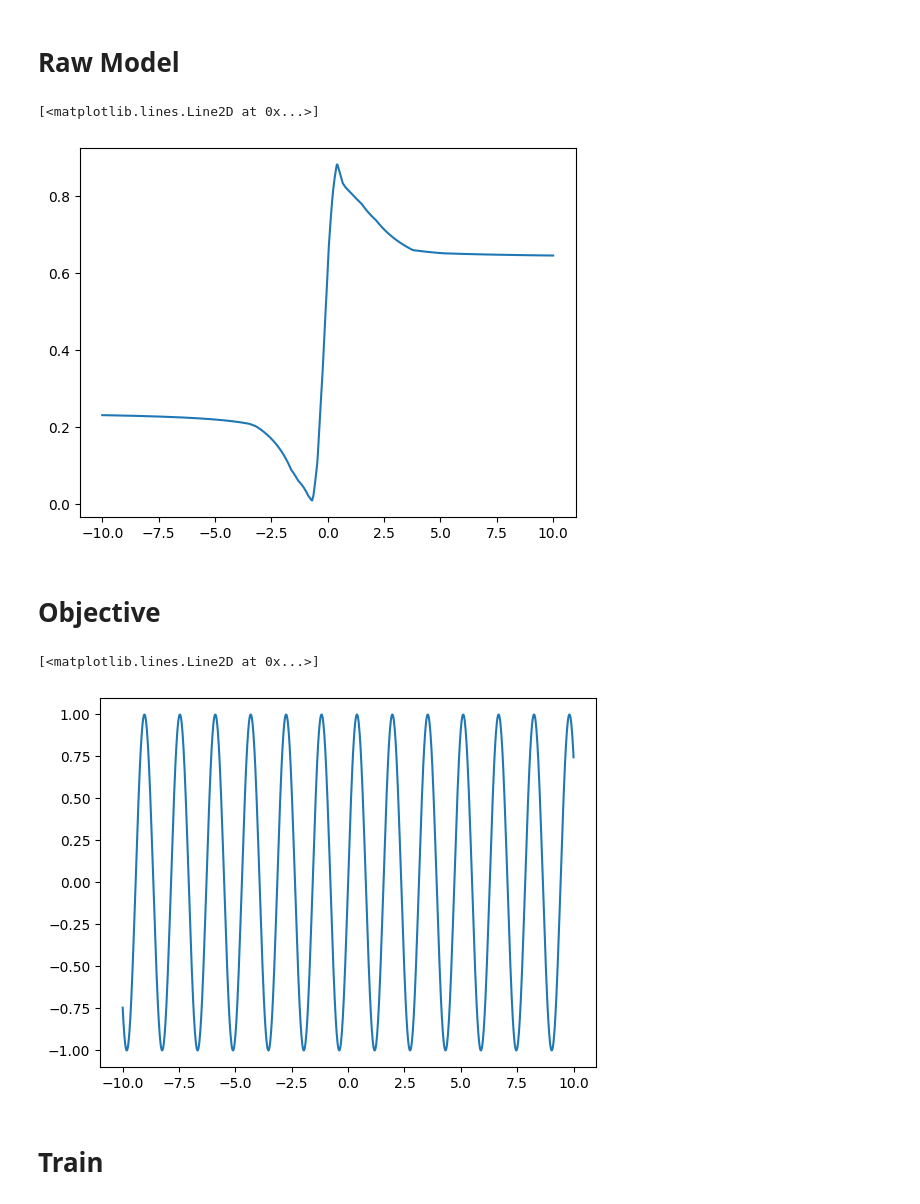
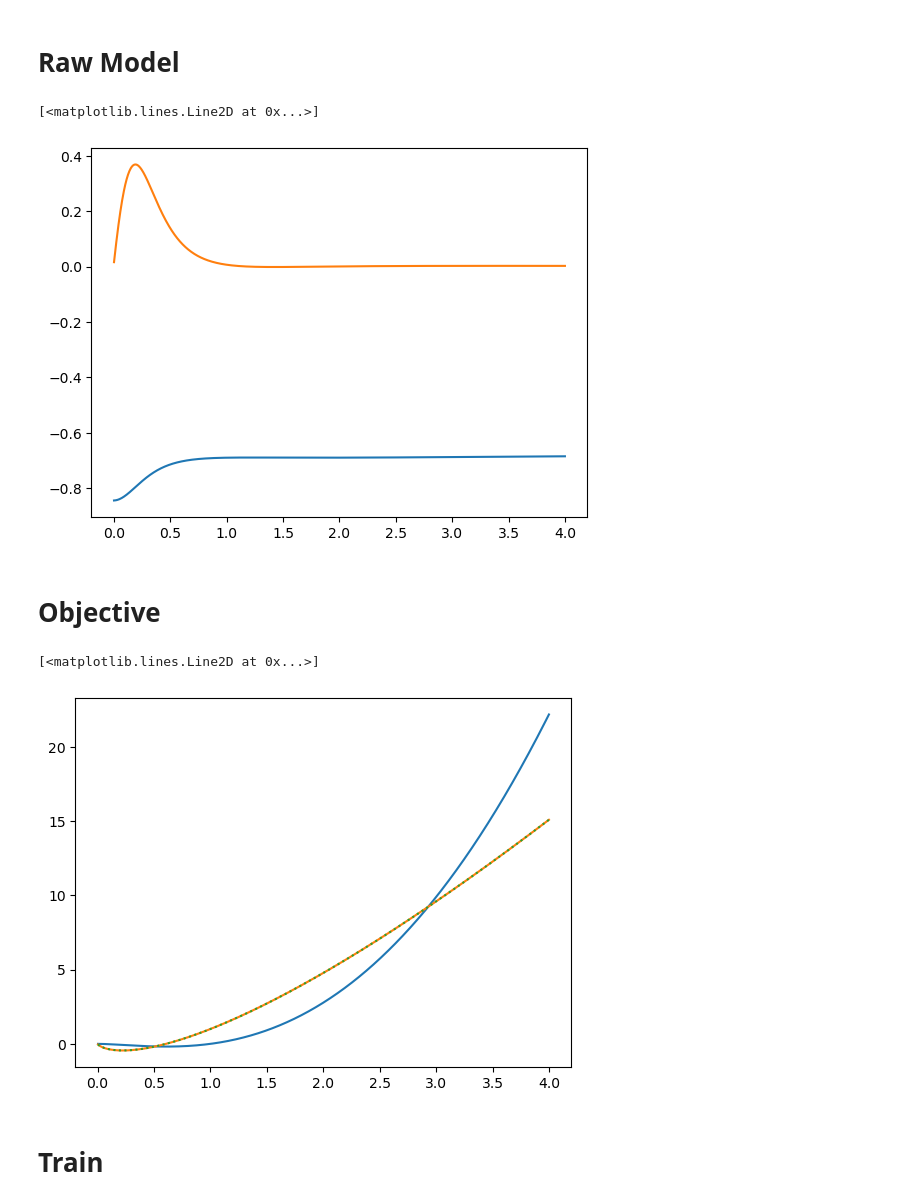
Before and after one commit to jshe2304/dlrg, a Jupyter notebook: grad.ipynb, the cells around one changed output. Drawn from its saved outputs; the diff is of its cells as text; code cells hidden in the pictures.

```diff
--- a/grad.ipynb
+++ b/grad.ipynb
@@ -37,19 +38,23 @@ class MLP(nn.Module):
 # %%
 f = MLP()
 # %%
-x = torch.linspace(-10, 10, 1000).unsqueeze(1)
+x = torch.linspace(0, 4, 1000).unsqueeze(1)
 plt.plot(x, f(x).detach())
+plt.plot(x, torch.vmap(funcgrad(f))(x).detach())
 # %% [output]
 [<matplotlib.lines.Line2D at 0x...>]
-[figure, old version]
+[figure, new version]
 # %% [markdown]
 # Objective
 # %%
-g = lambda x : torch.sin(4 * x)
+g = lambda x : (x ** 2 * torch.log(x)).squeeze()
+dgdx = lambda x : 2 * x * torch.log(x) + x
 plt.plot(x, g(x).detach())
+plt.plot(x, dgdx(x).detach())
+plt.plot(x, torch.vmap(funcgrad(g), )(x), linestyle='dotted')
 # %% [output]
 [<matplotlib.lines.Line2D at 0x...>]
-[figure, old version]
+[figure, new version]
 # %% [markdown]
 # Train
 # %%
```
Also changed, not shown: parts of 6 cells of this notebook, 7 other files.
